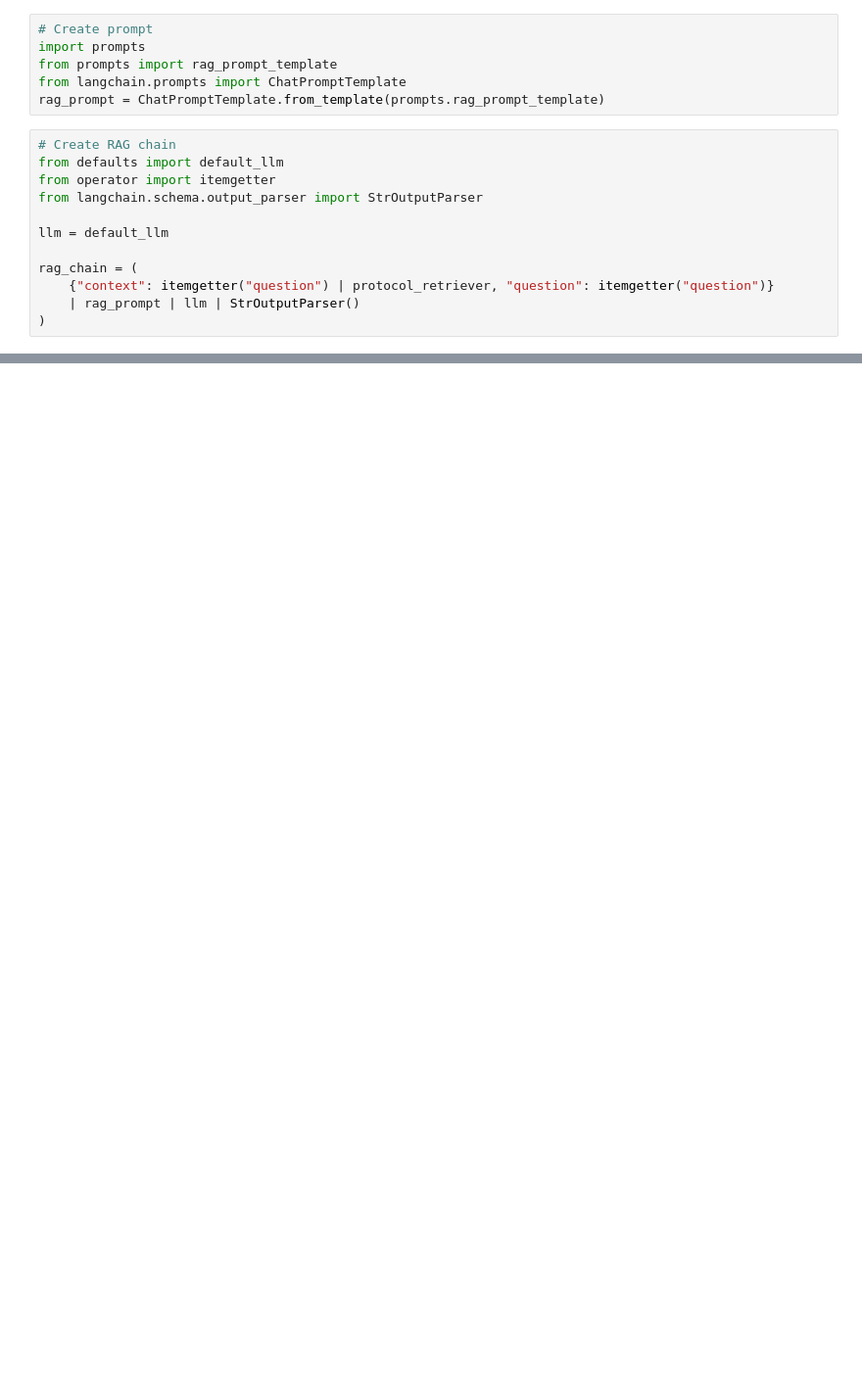
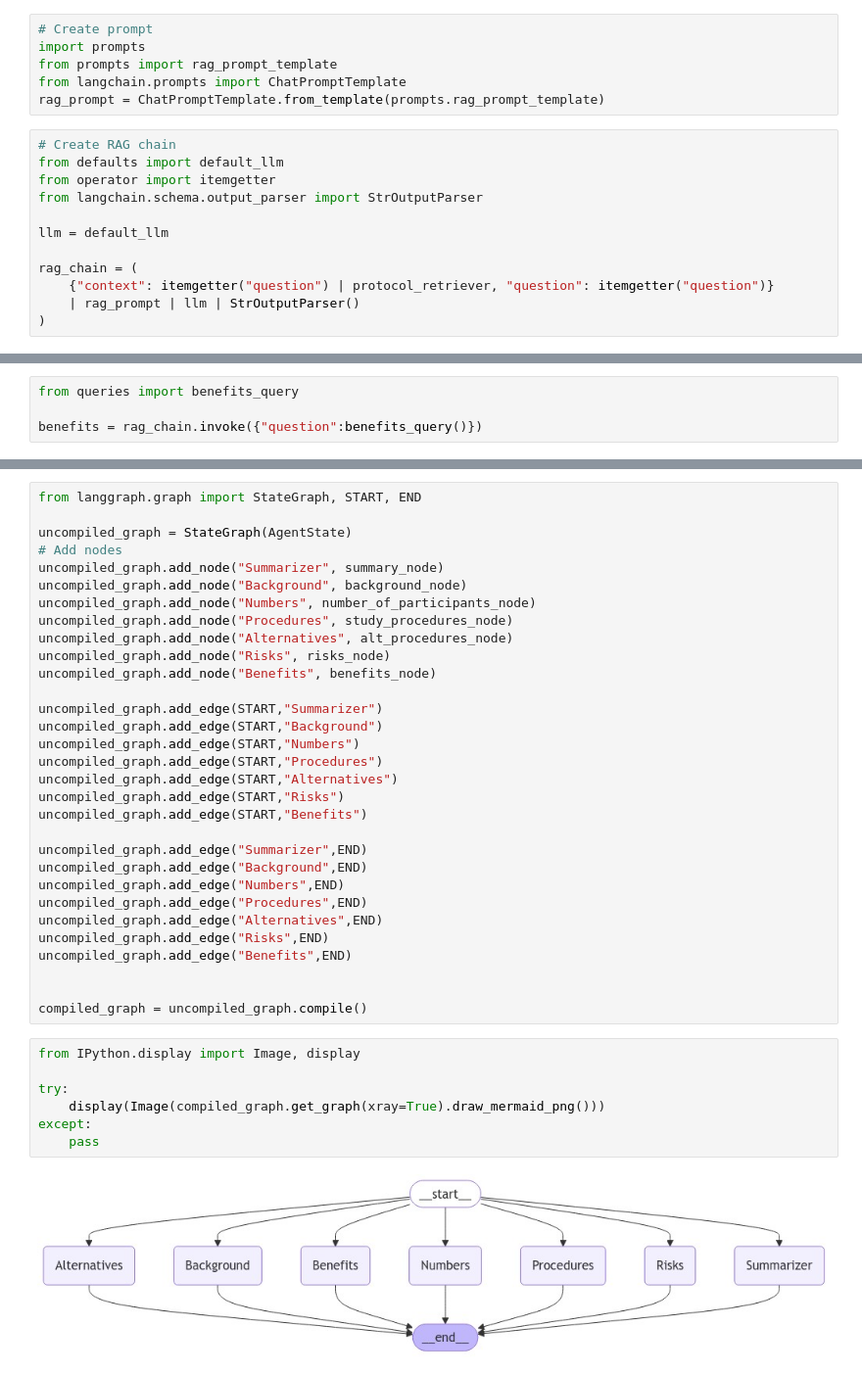
Before and after one commit to mdean77a/clinical-trials-2025, a Jupyter notebook: experimental/notebook.ipynb, the cells around one changed output, grey strips where cells are left out. Shown: that part at 98% size. Saved outputs shown, nothing was run; the diff lists cells and outputs as text; blank space fills up the shorter version.

Commit message:
Agents working

```diff
--- a/experimental/notebook.ipynb
+++ b/experimental/notebook.ipynb
@@ -800,0 +341,4 @@ Markdown document has been created: /Users/jmichaeldean/clinical-trials/experime
+# %%
+from queries import benefits_query
+
+benefits = rag_chain.invoke({"question":benefits_query()})
@@ -800,0 +521,40 @@ Markdown document has been created: /Users/jmichaeldean/clinical-trials/experime
+# %%
+from langgraph.graph import StateGraph, START, END
+
+uncompiled_graph = StateGraph(AgentState)
+# Add nodes
+uncompiled_graph.add_node("Summarizer", summary_node)
+uncompiled_graph.add_node("Background", background_node)
+uncompiled_graph.add_node("Numbers", number_of_participants_node)
+uncompiled_graph.add_node("Procedures", study_procedures_node)
+uncompiled_graph.add_node("Alternatives", alt_procedures_node)
+uncompiled_graph.add_node("Risks", risks_node)
+uncompiled_graph.add_node("Benefits", benefits_node)
+
+uncompiled_graph.add_edge(START,"Summarizer")
+uncompiled_graph.add_edge(START,"Background")
+uncompiled_graph.add_edge(START,"Numbers")
+uncompiled_graph.add_edge(START,"Procedures")
+uncompiled_graph.add_edge(START,"Alternatives")
+uncompiled_graph.add_edge(START,"Risks")
+uncompiled_graph.add_edge(START,"Benefits")
+
+uncompiled_graph.add_edge("Summarizer",END)
+uncompiled_graph.add_edge("Background",END)
+uncompiled_graph.add_edge("Numbers",END)
+uncompiled_graph.add_edge("Procedures",END)
+uncompiled_graph.add_edge("Alternatives",END)
+uncompiled_graph.add_edge("Risks",END)
+uncompiled_graph.add_edge("Benefits",END)
+
+
+compiled_graph = uncompiled_graph.compile()
+# %%
+from IPython.display import Image, display
+
+try:
+    display(Image(compiled_graph.get_graph(xray=True).draw_mermaid_png()))
+except:
+    pass
+# %% [output]
+[figure, added]
```
Also changed, not shown: parts of 55 cells of this notebook, 8 other files.
